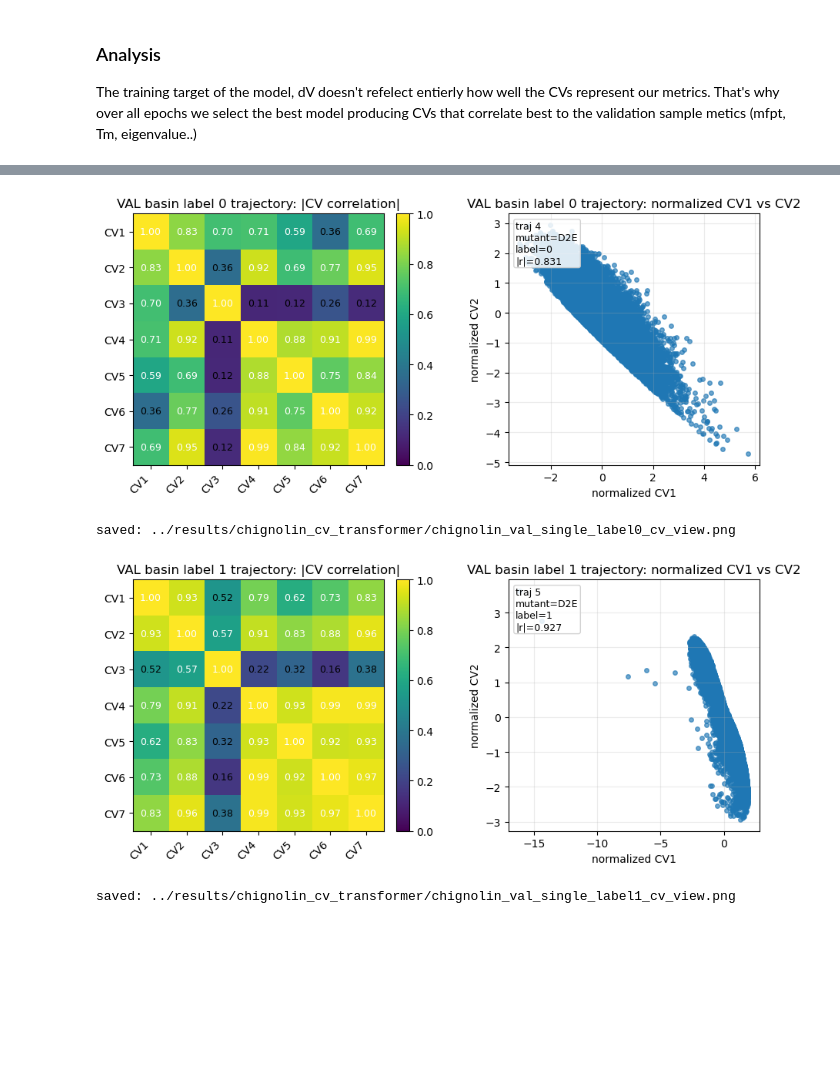
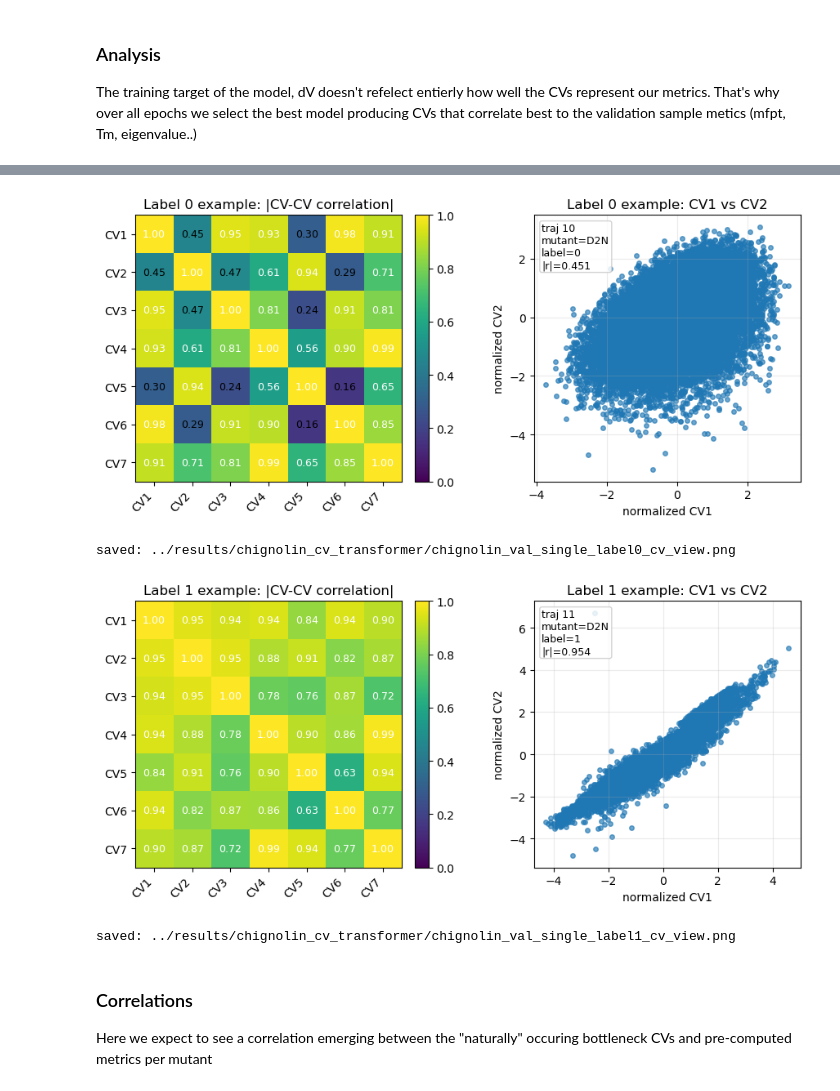
Before and after one commit to alex-zhilkin/DL-course-project, a Jupyter notebook: notebooks/02_train_chignolin_cv_transformer.ipynb, the cells around one changed output, grey strips where cells are left out. Drawn from its saved outputs; the diff is of its cells as text; code cells hidden in the pictures; blank space fills up the shorter version.

```diff
--- a/notebooks/02_train_chignolin_cv_transformer.ipynb
+++ b/notebooks/02_train_chignolin_cv_transformer.ipynb
@@ -35,14 +35,14 @@ tm_csv = peptide_dir / 'Tm.csv'
 mfpt_csv = peptide_dir / 'mfpt_slice_thr0p34_tF0p25_tU0p57.csv'
 evalue_csv = peptide_dir / 'hlda_evalues_thr0p34_tF0p25_tU0p57.csv'
 
-num_runs = 4
-train_mutant_count = 20
-val_mutant_count = 8
+num_runs = 1
+train_mutant_count = 16
+val_mutant_count = 10
 # exclude_mutants = {'Y0R', 'D2R'}
 exclude_mutants = {}
 
 history = 1
-frames_per_traj = 20000
+frames_per_traj = 30000
 
 # Model and training parms
 hidden_size = 190
@@ -57,11 +57,11 @@ weight_decay = 0.0
 cls_weight = 0.5
 time_lag_steps = 0
 time_lag_weight = 0
-epochs = 30
+epochs = 12
 eval_every = 2
 
-w_spearman = 0.6
-w_pearson = 0.4
+w_spearman = 0.2
+w_pearson = 0.8
 
 target_df = load_target_table(tm_csv, mfpt_csv, evalue_csv)
 target_mutants = set(target_df['mutant'].astype(str).tolist())
@@ -599,12 +640,14 @@ plt.show()
 # %%
-frame_cv_df = cv_frame_df_from_split(val_x, val_samples_df)
+first_row = selection_summary_df.iloc[0]
+split_payload = build_run_split_payload(int(first_row['run_seed']))
+frame_cv_df = cv_frame_df_from_split(split_payload['val_x'], split_payload['val_samples_df'])
 cv_cols = [c for c in frame_cv_df.columns if c.startswith('CV')]
 assert len(cv_cols) >= 2
 c1, c2 = cv_cols[0], cv_cols[1]
 
-traj_label_df = val_samples_df[['traj_id']].drop_duplicates()
+traj_label_df = split_payload['val_samples_df'][['traj_id']].drop_duplicates()
 traj_label_df['label'] = [int(labels[int(tid)].item()) for tid in traj_label_df['traj_id']]
-traj_to_mutant = val_samples_df[['traj_id', 'mutant']].drop_duplicates().reset_index(drop=True)
+traj_to_mutant = split_payload['val_samples_df'][['traj_id', 'mutant']].drop_duplicates().reset_index(drop=True)
 traj_label_df = traj_label_df.merge(traj_to_mutant, on='traj_id', how='left')
 
 label0_traj = int(traj_label_df.loc[traj_label_df['label'] == 0, 'traj_id'].iloc[0])
@@ -630,41 +673,44 @@ def plot_one_traj(traj_id, out_name, panel_title):
     axes[0].set_yticks(range(len(cv_cols)))
     axes[0].set_xticklabels(cv_cols, rotation=45, ha='right')
     axes[0].set_yticklabels(cv_cols)
-    axes[0].set_title(f'{panel_title}: |CV correlation|')
+    axes[0].set_title(f'{panel_title}: |CV-CV correlation|')
     for i in range(len(cv_cols)):
         for j in range(len(cv_cols)):
             axes[0].text(j, i, f'{corr[i, j]:.2f}', ha='center', va='center', fontsize=9, color='white' if corr[i, j] > 0.55 else 'black')
     fig.colorbar(im, ax=axes[0], fraction=0.046, pad=0.04)
 
     axes[1].scatter(x, y, color='tab:blue', alpha=0.65, s=16)
-    axes[1].set_title(f'{panel_title}: normalized {c1} vs {c2}')
+    axes[1].set_title(f'{panel_title}: {c1} vs {c2}')
     axes[1].text(
         0.03, 0.97,
         f'traj {traj_id}\nmutant={row["mutant"]}\nlabel={int(row["label"])}\n|r|={r:.3f}',
         transform=axes[1].transAxes,
         va='top',
         ha='left',
         fontsize=9,
         bbox=dict(boxstyle='round,pad=0.2', facecolor='white', alpha=0.85, edgecolor='0.8'),
     )
     axes[1].set_xlabel(f'normalized {c1}')
     axes[1].set_ylabel(f'normalized {c2}')
     axes[1].grid(alpha=0.25)
     axes[1].set_box_aspect(1)
 
     fig.tight_layout()
     out_path = run_dir / out_name
     fig.savefig(out_path, dpi=180, bbox_inches='tight')
     plt.show()
     print('saved:', out_path)
 
-plot_one_traj(label0_traj, 'chignolin_val_single_label0_cv_view.png', 'VAL basin label 0 trajectory')
-plot_one_traj(label1_traj, 'chignolin_val_single_label1_cv_view.png', 'VAL basin label 1 trajectory')
+plot_one_traj(label0_traj, 'chignolin_val_single_label0_cv_view.png', 'Label 0 example')
+plot_one_traj(label1_traj, 'chignolin_val_single_label1_cv_view.png', 'Label 1 example')
 # %% [output]
-[figure, old version]
+[figure, new version]
 saved: ../results/chignolin_cv_transformer/chignolin_val_single_label0_cv_view.png
-[figure, old version]
+[figure, new version]
 saved: ../results/chignolin_cv_transformer/chignolin_val_single_label1_cv_view.png
+# %% [markdown]
+### Correlations
+Here we expect to see a correlation emerging between the "naturally" occuring bottleneck CVs and pre-computed metrics per mutant
 # %%
 fig, axes = plt.subplots(1, 4, figsize=(21, 4.8))
 for ax, metric in zip(np.asarray(axes).reshape(-1), ['Tm', 'mfpt', 'log_mfpt_ratio', 'hlda_evalue']):
```
Also changed, not shown: parts of 5 cells of this notebook, 5 other files.
